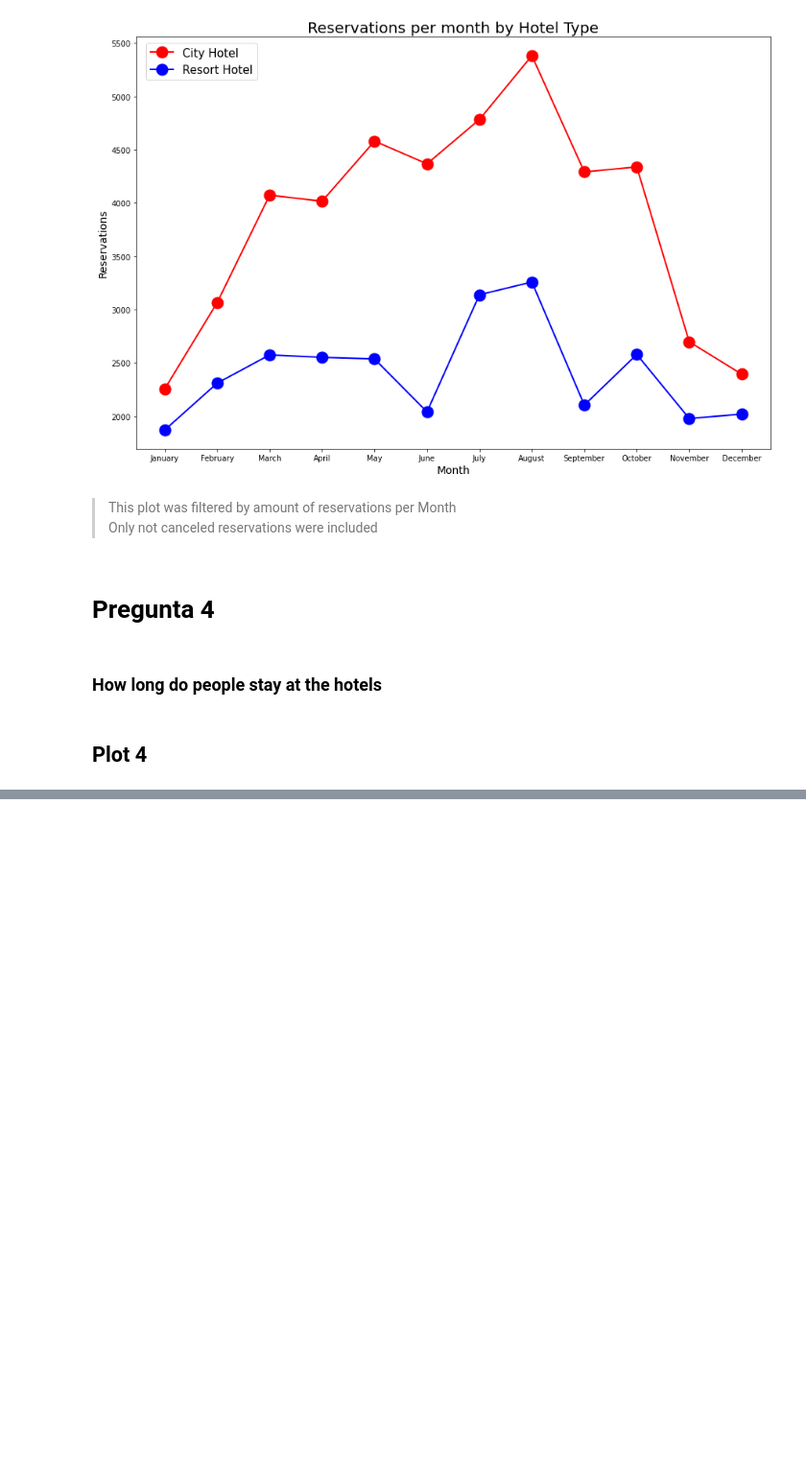
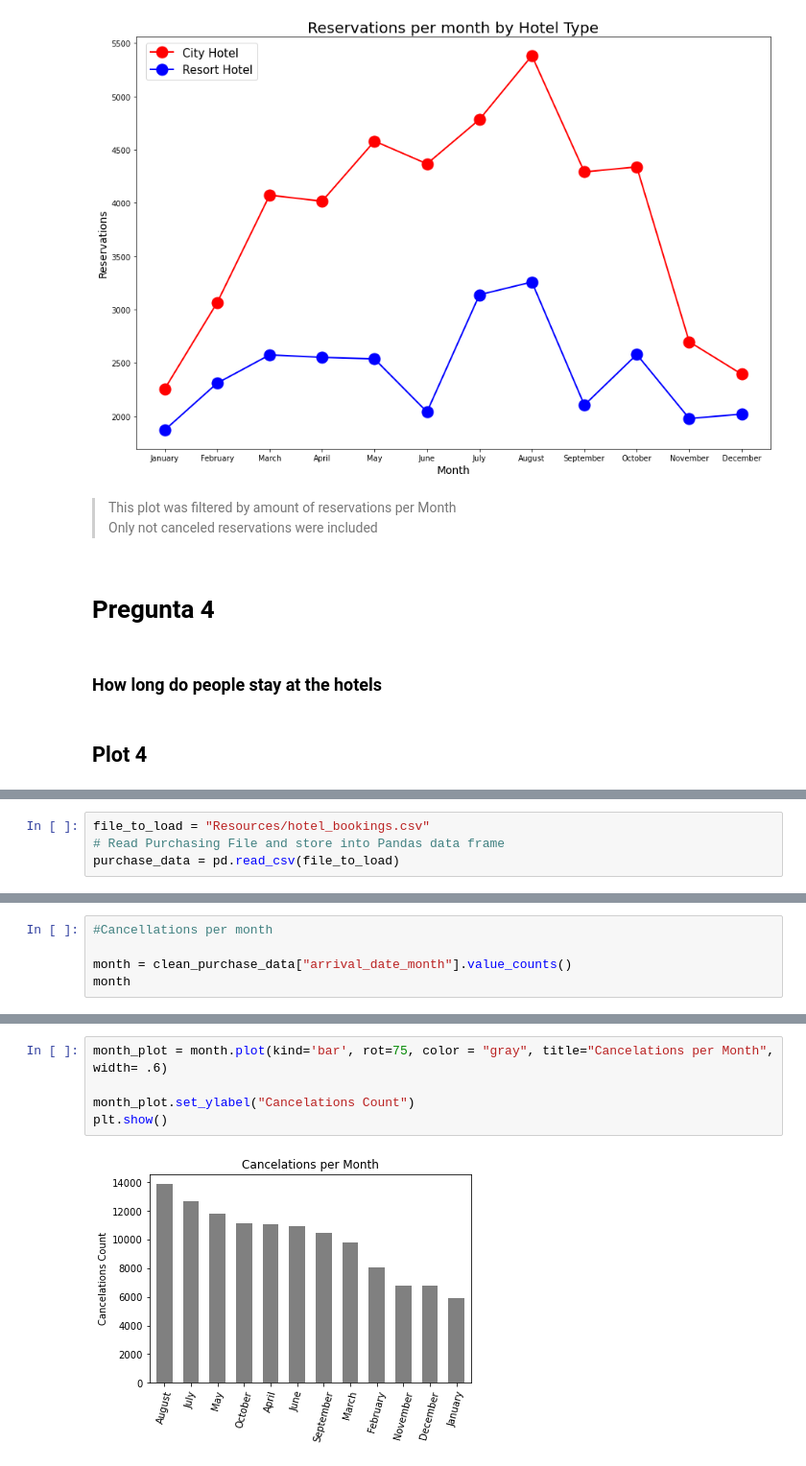
Before and after one commit to carlosmendozaj/Project_Booking_Demand, a Jupyter notebook: Hotel Demand.ipynb, the cells around one changed output, grey strips where cells are left out. Shown: that part at 96% size. Cells and saved outputs as stored; diff of their text form; blank space fills up the shorter version.

```diff
--- a/Hotel Demand.ipynb
+++ b/Hotel Demand.ipynb
@@ -239,0 +214,4 @@ Length: 46228, dtype: int64
+# %%
+file_to_load = "Resources/hotel_bookings.csv"
+# Read Purchasing File and store into Pandas data frame
+purchase_data = pd.read_csv(file_to_load)
@@ -239,0 +278,5 @@ Length: 46228, dtype: int64
+# %%
+#Cancellations per month
+
+month = clean_purchase_data["arrival_date_month"].value_counts()
+month
@@ -239,0 +297,7 @@ Length: 46228, dtype: int64
+# %%
+month_plot = month.plot(kind='bar', rot=75, color = "gray", title="Cancelations per Month", width= .6)
+
+month_plot.set_ylabel("Cancelations Count")
+plt.show()
+# %% [output]
+[figure, added]
```
Also changed, not shown: parts of 22 cells of this notebook.
